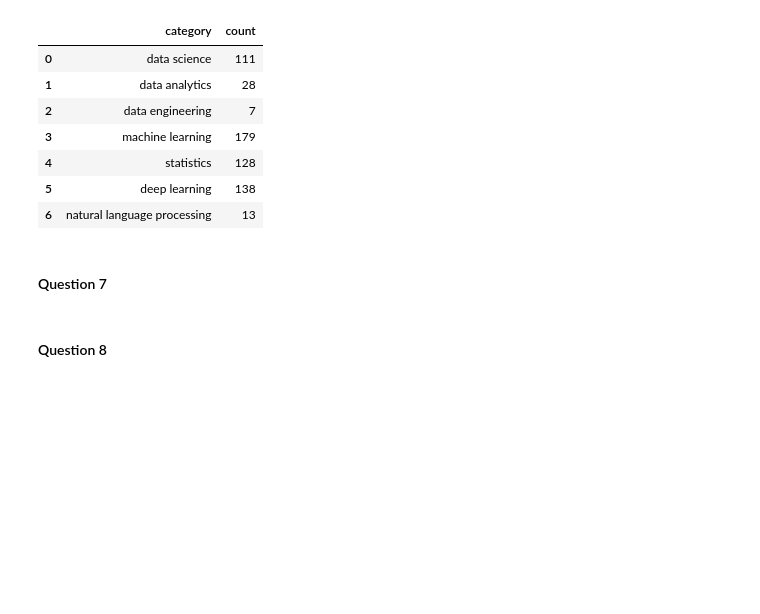
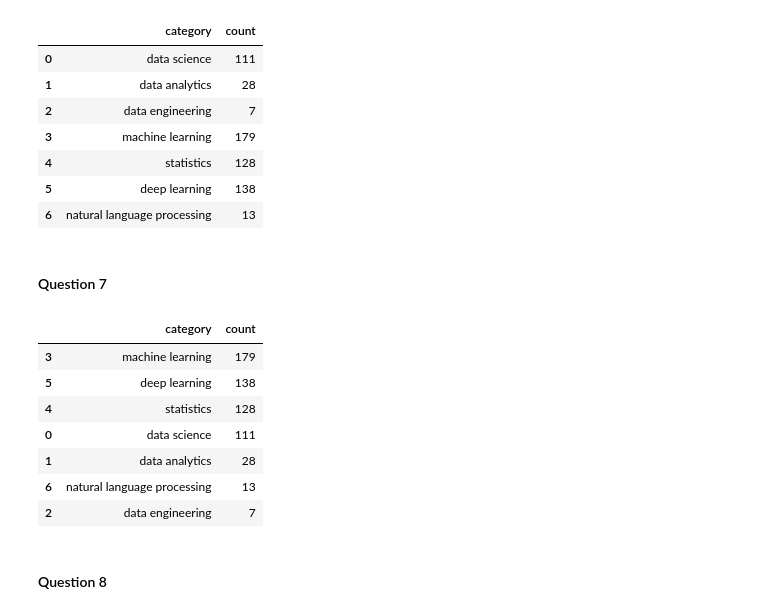
Before and after one commit to jshef747/Python-Homework2, a Jupyter notebook: assignment2-task2.ipynb, the cells around one changed output. Drawn from its saved outputs; the diff is of its cells as text; code cells hidden in the pictures; blank space fills up the shorter version.

```diff
--- a/assignment2-task2.ipynb
+++ b/assignment2-task2.ipynb
@@ -231,6 +235,14 @@ category_and_counts
 # %%
-### display the same result where the dataframe is sorted by the number of books, descending
-### no need to display the total amount in this result - drop it
+category_and_counts.sort_values(by=['count'], ascending=False)
+# %% [output]
+|  | category | count |
+| 3 | machine learning | 179 |
+| 5 | deep learning | 138 |
+| 4 | statistics | 128 |
+| 0 | data science | 111 |
+| 1 | data analytics | 28 |
+| 6 | natural language processing | 13 |
+| 2 | data engineering | 7 |
 # %% [markdown]
 #### Question 8
 # %%
```
Also changed, not shown: parts of 1 cell of this notebook.
